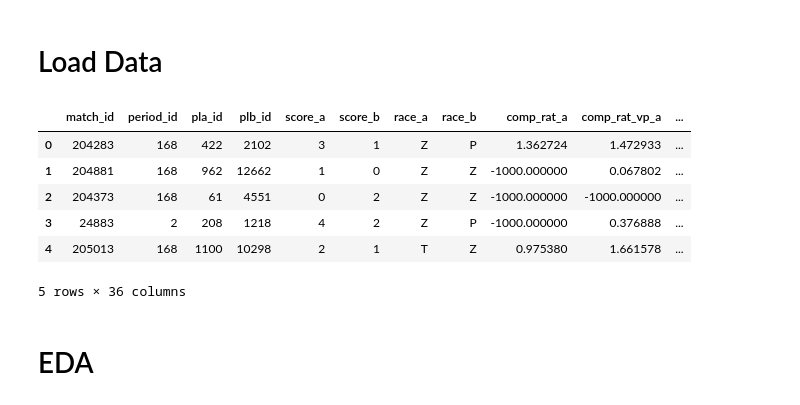
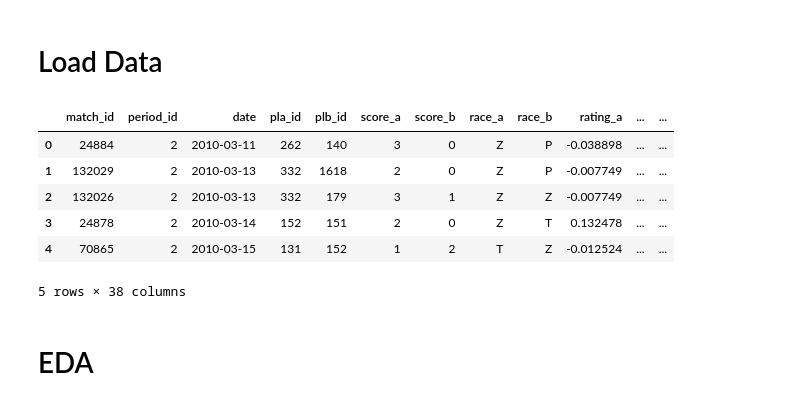
Before and after one commit to SpecCRA/sc2_tourney_sims, a Jupyter notebook: eda.ipynb, the cells around one changed output. Drawn from its saved outputs; the diff is of its cells as text; code cells hidden in the pictures.

```diff
--- a/eda.ipynb
+++ b/eda.ipynb
@@ -17,17 +17,17 @@ curr = con.cursor()
 # %% [markdown]
 # Load Data
 # %%
-filepath = 'data/final_data.csv'
+filepath = 'data/train.csv'
 df = pd.read_csv(filepath)
 df.head()
 # %% [output]
-|  | match_id | period_id | pla_id | plb_id | score_a | score_b | race_a | race_b | comp_rat_a | comp_rat_vp_a | ... |
-| 0 | 204283 | 168 | 422 | 2102 | 3 | 1 | Z | P | 1.362724 | 1.472933 | ... |
-| 1 | 204881 | 168 | 962 | 12662 | 1 | 0 | Z | Z | -1000.000000 | 0.067802 | ... |
-| 2 | 204373 | 168 | 61 | 4551 | 0 | 2 | Z | Z | -1000.000000 | -1000.000000 | ... |
-| 3 | 24883 | 2 | 208 | 1218 | 4 | 2 | Z | P | -1000.000000 | 0.376888 | ... |
-| 4 | 205013 | 168 | 1100 | 10298 | 2 | 1 | T | Z | 0.975380 | 1.661578 | ... |
+|  | match_id | period_id | date | pla_id | plb_id | score_a | score_b | race_a | race_b | rating_a | ... | ... |
+| 0 | 24884 | 2 | 2010-03-11 | 262 | 140 | 3 | 0 | Z | P | -0.038898 | ... | ... |
+| 1 | 132029 | 2 | 2010-03-13 | 332 | 1618 | 2 | 0 | Z | P | -0.007749 | ... | ... |
+| 2 | 132026 | 2 | 2010-03-13 | 332 | 179 | 3 | 1 | Z | Z | -0.007749 | ... | ... |
+| 3 | 24878 | 2 | 2010-03-14 | 152 | 151 | 2 | 0 | Z | T | 0.132478 | ... | ... |
+| 4 | 70865 | 2 | 2010-03-15 | 131 | 152 | 1 | 2 | T | Z | -0.012524 | ... | ... |
-5 rows × 36 columns
+5 rows × 38 columns
 # %% [markdown]
 # EDA
 # %% [markdown]
```
Also changed, not shown: parts of 22 cells of this notebook, 8 other files.
